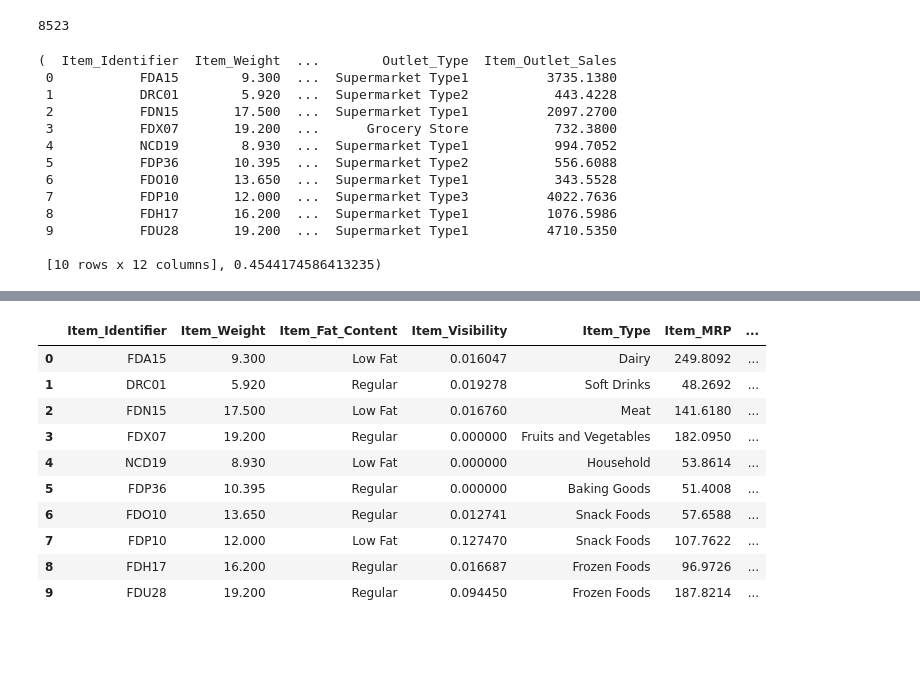
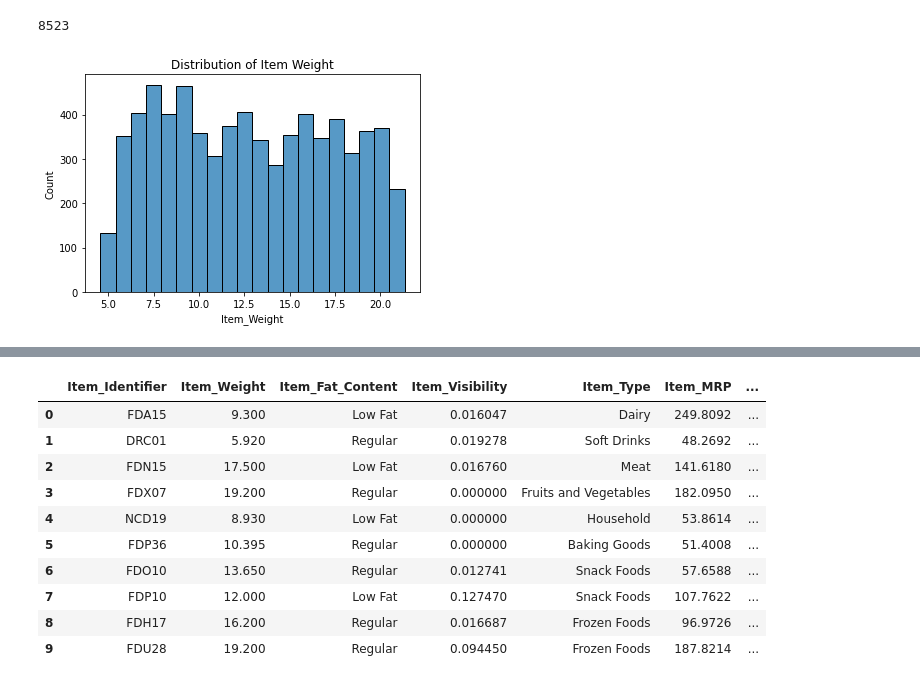
Before and after one commit to robsworld718/food-sales-predictions, a Jupyter notebook: food_sales_predictions.ipynb, the cells around one changed output, grey strips where cells are left out. Cells and saved outputs as stored; diff of their text form; code cells hidden in the pictures; blank space fills up the shorter version.

```diff
--- a/food_sales_predictions.ipynb
+++ b/food_sales_predictions.ipynb
@@ -122,21 +184,3 @@ dtype: float64
 len(df)
 # %% [output]
 8523
-# %%
-df['Item_Weight'].fillna(int(df['Item_Weight'].mean()), inplace=True)
-df['Outlet_Size'].fillna(str(df['Outlet_Size'].mode()), inplace=True)
-df.head(10), (num_missing/ len(df)).sum()
-# %% [output]
-(  Item_Identifier  Item_Weight  ...        Outlet_Type  Item_Outlet_Sales
- 0           FDA15        9.300  ...  Supermarket Type1          3735.1380
- 1           DRC01        5.920  ...  Supermarket Type2           443.4228
- 2           FDN15       17.500  ...  Supermarket Type1          2097.2700
- 3           FDX07       19.200  ...      Grocery Store           732.3800
- 4           NCD19        8.930  ...  Supermarket Type1           994.7052
- 5           FDP36       10.395  ...  Supermarket Type2           556.6088
- 6           FDO10       13.650  ...  Supermarket Type1           343.5528
- 7           FDP10       12.000  ...  Supermarket Type3          4022.7636
- 8           FDH17       16.200  ...  Supermarket Type1          1076.5986
- 9           FDU28       19.200  ...  Supermarket Type1          4710.5350
-
- [10 rows x 12 columns], 0.4544174586413235)
@@ -142,0 +189,5 @@ df.head(10), (num_missing/ len(df)).sum()
+# %%
+ax = sns.histplot(data=df, x='Item_Weight',bins='auto');
+ax.set_title('Distribution of Item Weight');
+# %% [output]
+[figure, added]
```
Also changed, not shown: parts of 40 cells of this notebook.
